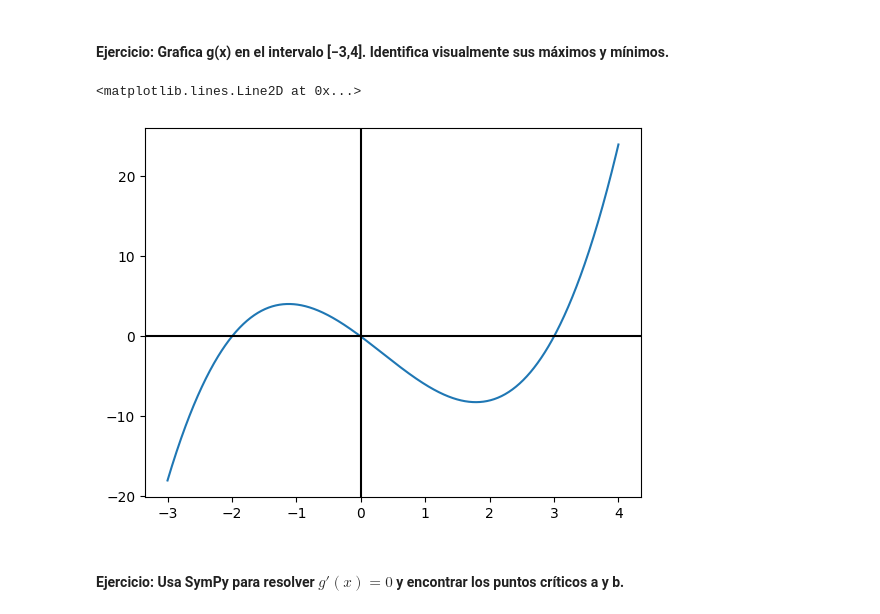
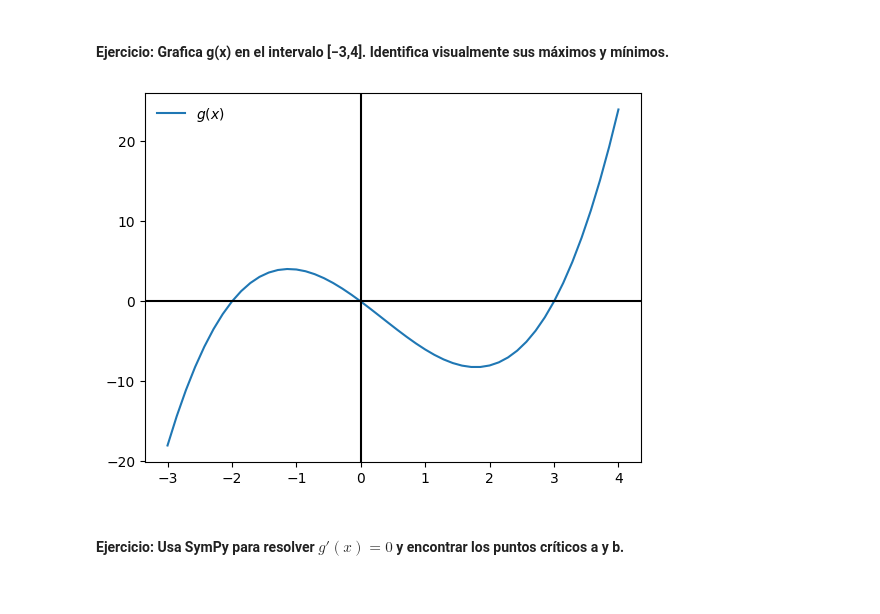
Before and after one commit to Alvaro-diez/Desarrollo-generativa, a Jupyter notebook: solutions/3. algebra-calculo-estadistica-01.ipynb, the cells around one changed output. Cells and saved outputs as stored; diff of their text form; code cells hidden in the pictures.

```diff
--- a/solutions/3. algebra-calculo-estadistica-01.ipynb
+++ b/solutions/3. algebra-calculo-estadistica-01.ipynb
@@ -28,7 +26,7 @@ $$
 #### para analizar sus derivadas.
 # %%
 def f(x): return x + 1
-def g(x): return #FIXME
+def g(x): return x**2 + 1 #FIXME
 x = np.linspace(-2,2,100)
 # %% [markdown]
 #### Ejercicio: Grafica f(x) y g(x), marcando los puntos en x=0 y x=1.
@@ -126,10 +135,12 @@ We can clean important information from the plot of the derivative about the beh
 # %% [markdown]
 #### Ejercicio: Grafica solo la derivada $f'(x)$. Determina visualmente los puntos donde la derivada cruza el eje x.
 # %%
-x = np.linspace() #FIXME
-plt.plot(x, , label = '') #FIXME
+x = np.linspace(-5,2) #FIXME
+plt.plot(x, df(x), label = '$f\'(x)$') #FIXME
+plt.plot(0,df(0),'ro')
 plt.axhline(color = 'black')
 plt.axvline(color = 'black')
 plt.legend(frameon = False)
 plt.title("Just the Derivative")
+plt.show()
 # %% [output]
@@ -194,21 +195,22 @@ tan_plot(2)
 #### Ejercicio: Define la función g(x)=x(x+2)(x−3) y su derivada numérica para estudiar puntos críticos.
 # %%
 def g(x):
-    return #FIXME
+    return x*(x+2)*(x-3) #FIXME
 
 def dg(x):
     h = 0.000001
-    return #FIXME
+    return (g(x+h) -g(x))/h #FIXME
 # %% [markdown]
 #### Ejercicio: Grafica g(x) en el intervalo [−3,4]. Identifica visualmente sus máximos y mínimos.
 # %%
-x = np.linspace() #FIXME
-plt.plot() #FIXME
+x = np.linspace(-3,4) #FIXME
+plt.plot(x, g(x), label='$g(x)$') #FIXME
 plt.axhline(color = 'black')
 plt.axvline(color = 'black')
+plt.legend(frameon = False)
+plt.show()
 # %% [output]
-<matplotlib.lines.Line2D at 0x...>
-[figure, old version]
+[figure, new version]
 # %% [markdown]
 #### Ejercicio: Usa SymPy para resolver $g′(x)=0$ y encontrar los puntos críticos a y b.
 # %%
```
Also changed, not shown: parts of 34 cells of this notebook, 2 other files.
